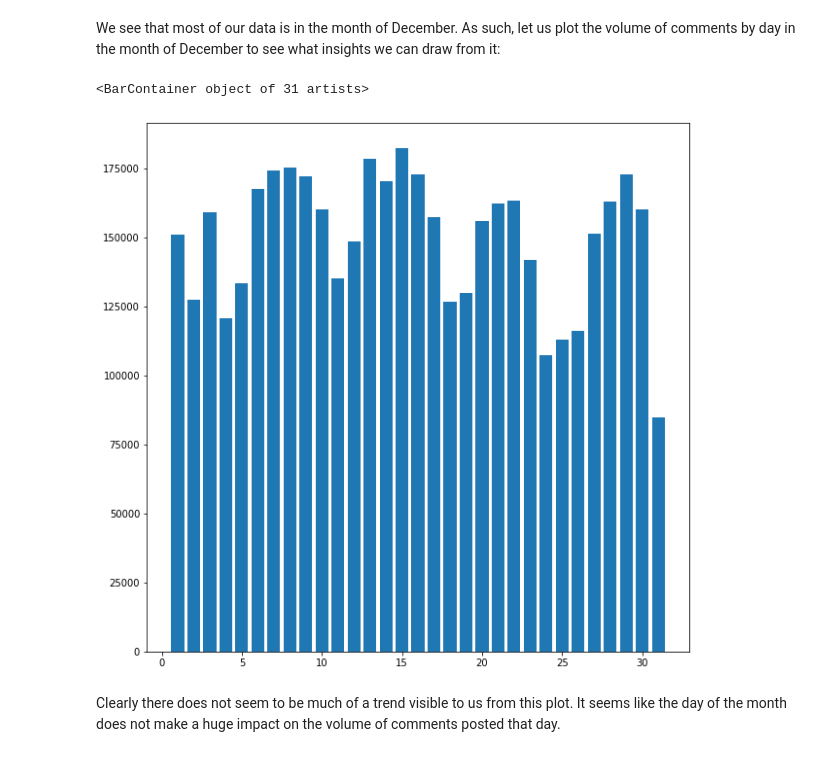
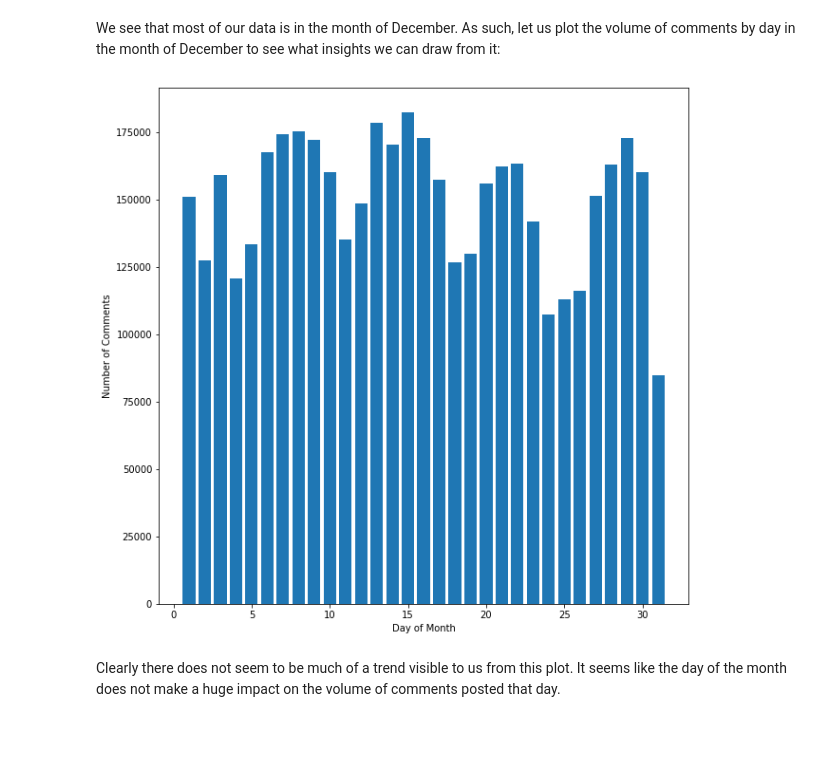
Before and after one commit to scottasut/dsc180b-project, a Jupyter notebook: notebooks/eda.ipynb, the cells around one changed output. Drawn from its saved outputs; the diff is of its cells as text; code cells hidden in the pictures.

```diff
--- a/notebooks/eda.ipynb
+++ b/notebooks/eda.ipynb
@@ -506,9 +506,11 @@ We see that most of our data is in the month of December. As such, let us plot t
 # %%
 december = grouped[1:]['comment_id']
 fig, axes = plt.subplots(figsize=(10, 10))
 plt.bar(range(1, 32), december.values)
+plt.xlabel('Day of Month')
+plt.ylabel('Number of Comments')
+plt.savefig('../visuals/volume_by_day.png')
 # %% [output]
-<BarContainer object of 31 artists>
-[figure, old version]
+[figure, new version]
 # %% [markdown]
 Clearly there does not seem to be much of a trend visible to us from this plot. It seems like the day of the month does not make a huge impact on the volume of comments posted that day.
```
Also changed, not shown: parts of 11 cells of this notebook, 3 other files.
